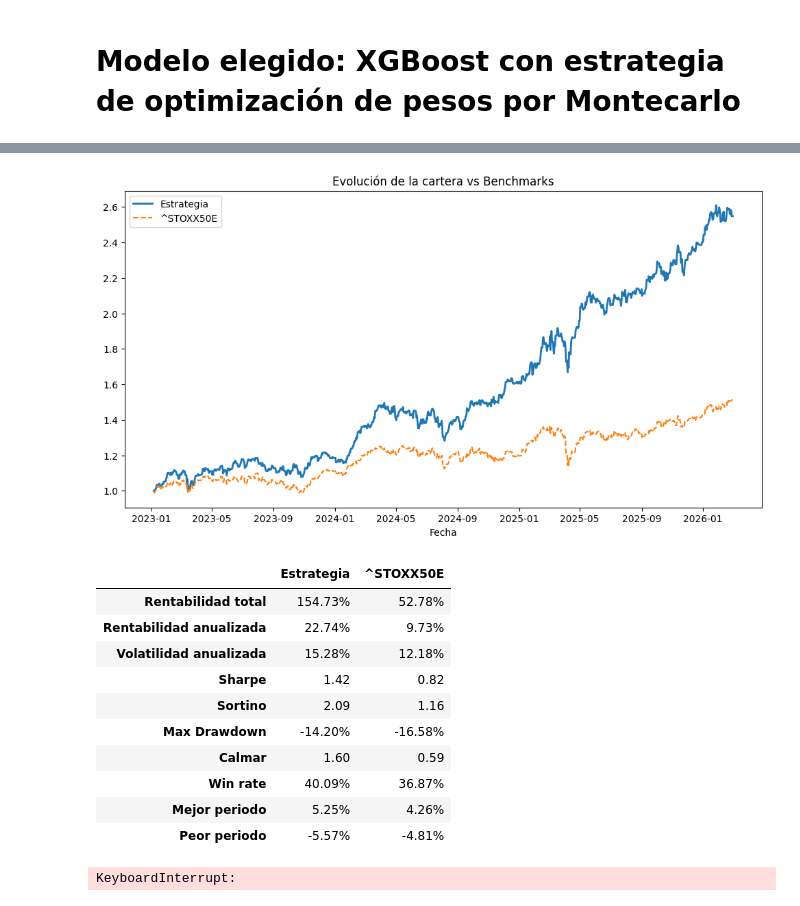
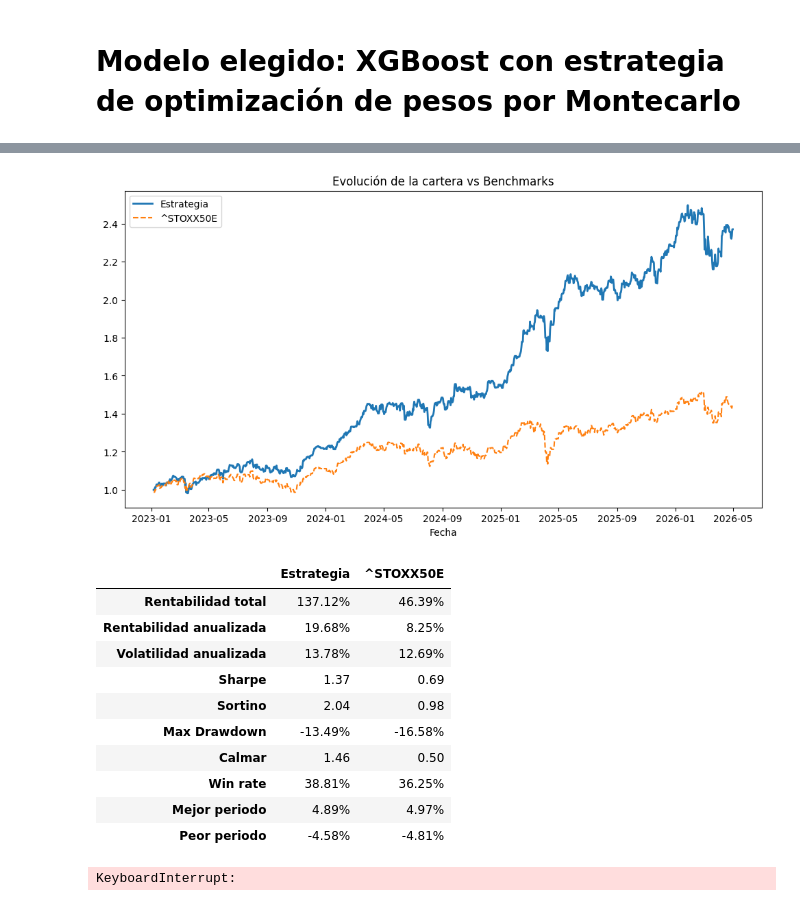
Before and after one commit to Javi-Puerta/Trabajo_gestion_cuantitativa, a Jupyter notebook: backtest_definitivo.ipynb, the cells around one changed output, grey strips where cells are left out. Drawn from its saved outputs; the diff is of its cells as text; code cells hidden in the pictures.

```diff
--- a/backtest_definitivo.ipynb
+++ b/backtest_definitivo.ipynb
@@ -41,7 +40,7 @@ tickers = get_eurostoxx50_tickers()
 # Modelo elegido: XGBoost con estrategia de optimización de pesos por Montecarlo
 # %%
 start_date = "2023-01-03"
-end_date = "2026-03-01"
+end_date = "2026-05-01"
 
 universo = UniversoActivosDinamico(tickers_actuales=tickers, start_date=start_date,
                                    end_date=end_date, csv_cambios_path=r"eurostoxx50_historico_cambios.csv")
@@ -49,7 +48,7 @@ proveedor = YFinanceProvider()
 fe = FeatureEngineer(criterio=10, ticker_indice="^STOXX50E")
 modelo = XGBoostModel(random_state=42, n_splits=3)
 estrategia = EstrategiaMLMonteCarlo(modelo=modelo, n_activos_obj=15, umbral_salida=22,
-                                    n_simulaciones=5000, peso_min=0.02, peso_max=0.15)
+                                    n_simulaciones=50000, peso_min=0.02, peso_max=0.15)
 engine = BacktestEngine(
     universo=universo,
     proveedor=proveedor,
@@ -57,7 +56,7 @@ engine = BacktestEngine(
     estrategia=estrategia,
     start_date=start_date,
     end_date=end_date,
-    len_ventana=6,
+    len_ventana=4,
     nominal=10000000
 )
 
@@ -83,15 +82,15 @@ res = engine.print_results(bmks=["^STOXX50E"])
-[figure, old version]
+[figure, new version]
 |  | Estrategia | ^STOXX50E |
-| Rentabilidad total | 154.73% | 52.78% |
-| Rentabilidad anualizada | 22.74% | 9.73% |
-| Volatilidad anualizada | 15.28% | 12.18% |
-| Sharpe | 1.42 | 0.82 |
-| Sortino | 2.09 | 1.16 |
-| Max Drawdown | -14.20% | -16.58% |
-| Calmar | 1.60 | 0.59 |
-| Win rate | 40.09% | 36.87% |
-| Mejor periodo | 5.25% | 4.26% |
-| Peor periodo | -5.57% | -4.81% |
+| Rentabilidad total | 137.12% | 46.39% |
+| Rentabilidad anualizada | 19.68% | 8.25% |
+| Volatilidad anualizada | 13.78% | 12.69% |
+| Sharpe | 1.37 | 0.69 |
+| Sortino | 2.04 | 0.98 |
+| Max Drawdown | -13.49% | -16.58% |
+| Calmar | 1.46 | 0.50 |
+| Win rate | 38.81% | 36.25% |
+| Mejor periodo | 4.89% | 4.97% |
+| Peor periodo | -4.58% | -4.81% |
 # %%
 start_date = "2020-01-03"
 end_date = "2026-03-01"
```
Also changed, not shown: parts of 3 cells of this notebook, 10 other files.
